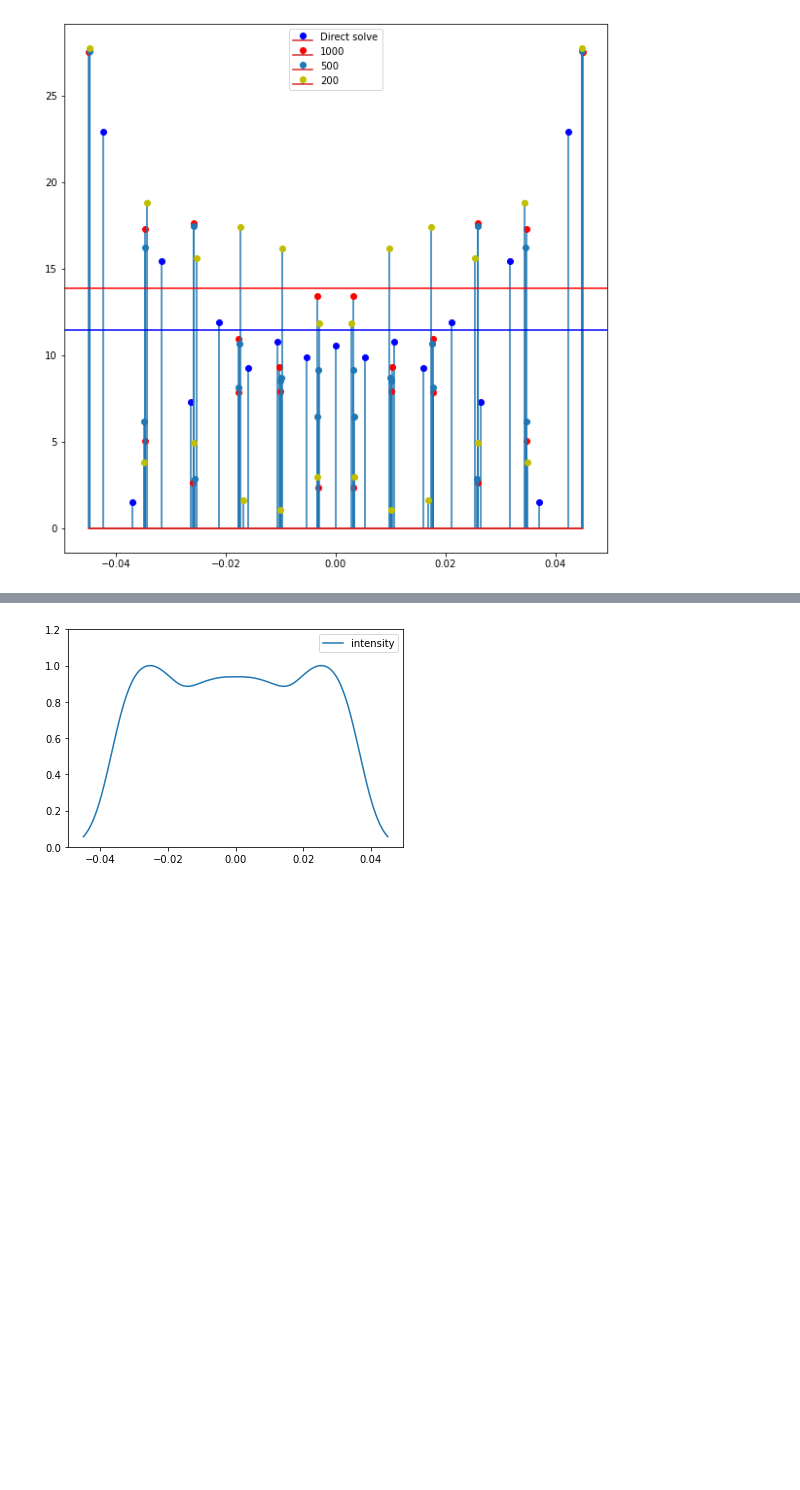
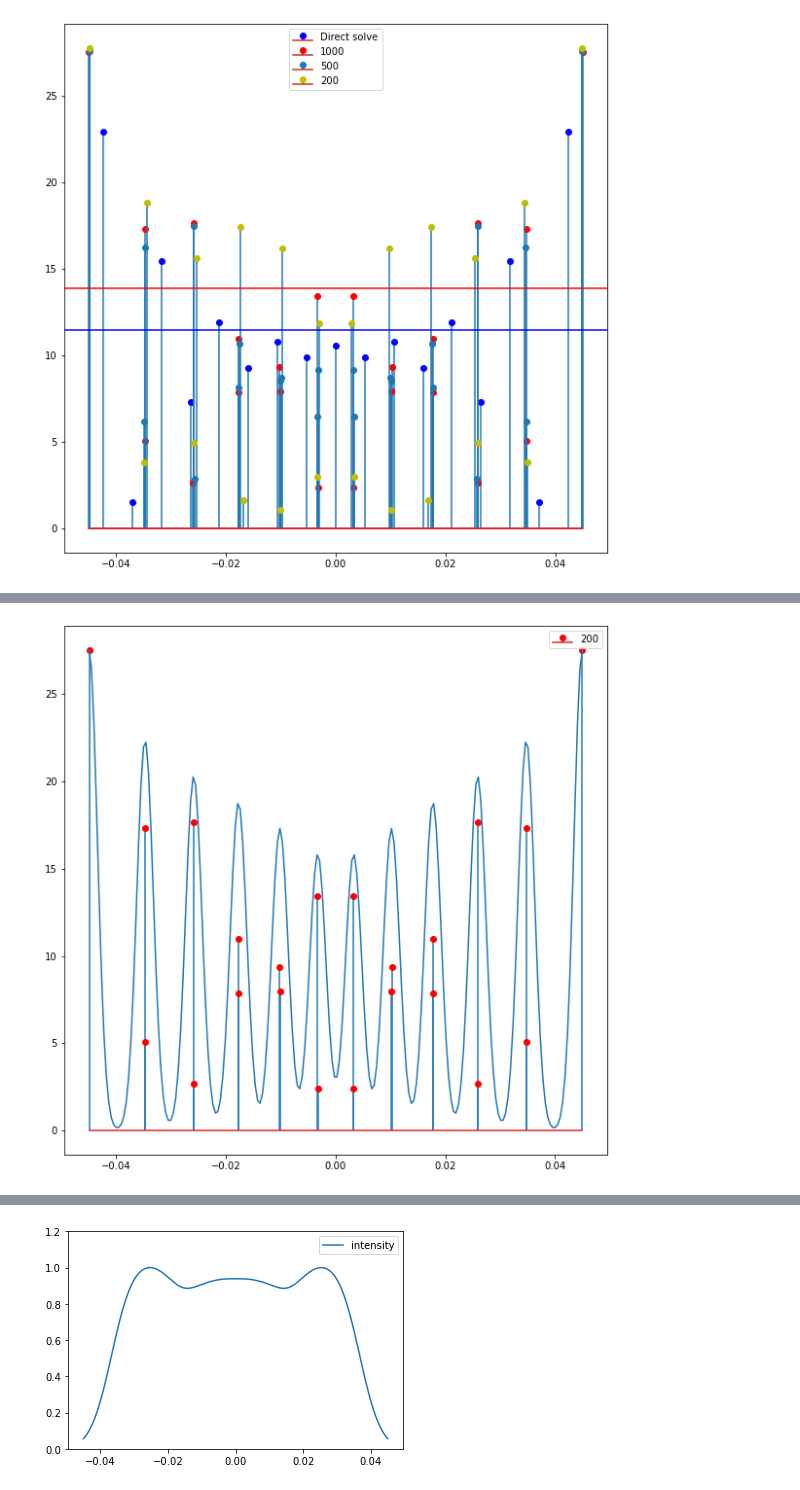
Before and after one commit to HYUNSEONG-KIM/UILC, a Jupyter notebook: docs/kde_test.ipynb, the cells around one changed output, grey strips where cells are left out. Cells and saved outputs as stored; diff of their text form; code cells hidden in the pictures; blank space fills up the shorter version.

```diff
--- a/docs/kde_test.ipynb
+++ b/docs/kde_test.ipynb
@@ -8,6 +8,12 @@ import src.uilc as uilc
 import numpy as np
 import math
 import matplotlib.pyplot as plt
+# %%
+def gaussian(xline, position, rho, h):
+    y = np.zeros(xline.size)
+    for i, pos in enumerate(position):
+        y += rho[i]* np.exp(-np.power(xline-pos,2)/(2*h**2))
+    return y
 # %% [markdown]
 ## Inital test
 # %%
@@ -54,0 +79,14 @@ plt.show()
+# %%
+fig = plt.figure(figsize=(10,10))
+ax = fig.add_subplot()
+
+marker1, stemlines1, baseline1 = ax.stem(nnls_position1, nnls_rho1, label="200")
+marker1.set_color("r")
+xline1 = np.linspace(-W/2, W/2, 200)
+y1 = gaussian(xline1, nnls_position1, nnls_rho1, W/60)
+
+ax.plot(xline1, y1)
+plt.legend()
+plt.show()
+# %% [output]
+[figure, added]
```
Also changed, not shown: parts of 7 cells of this notebook.
